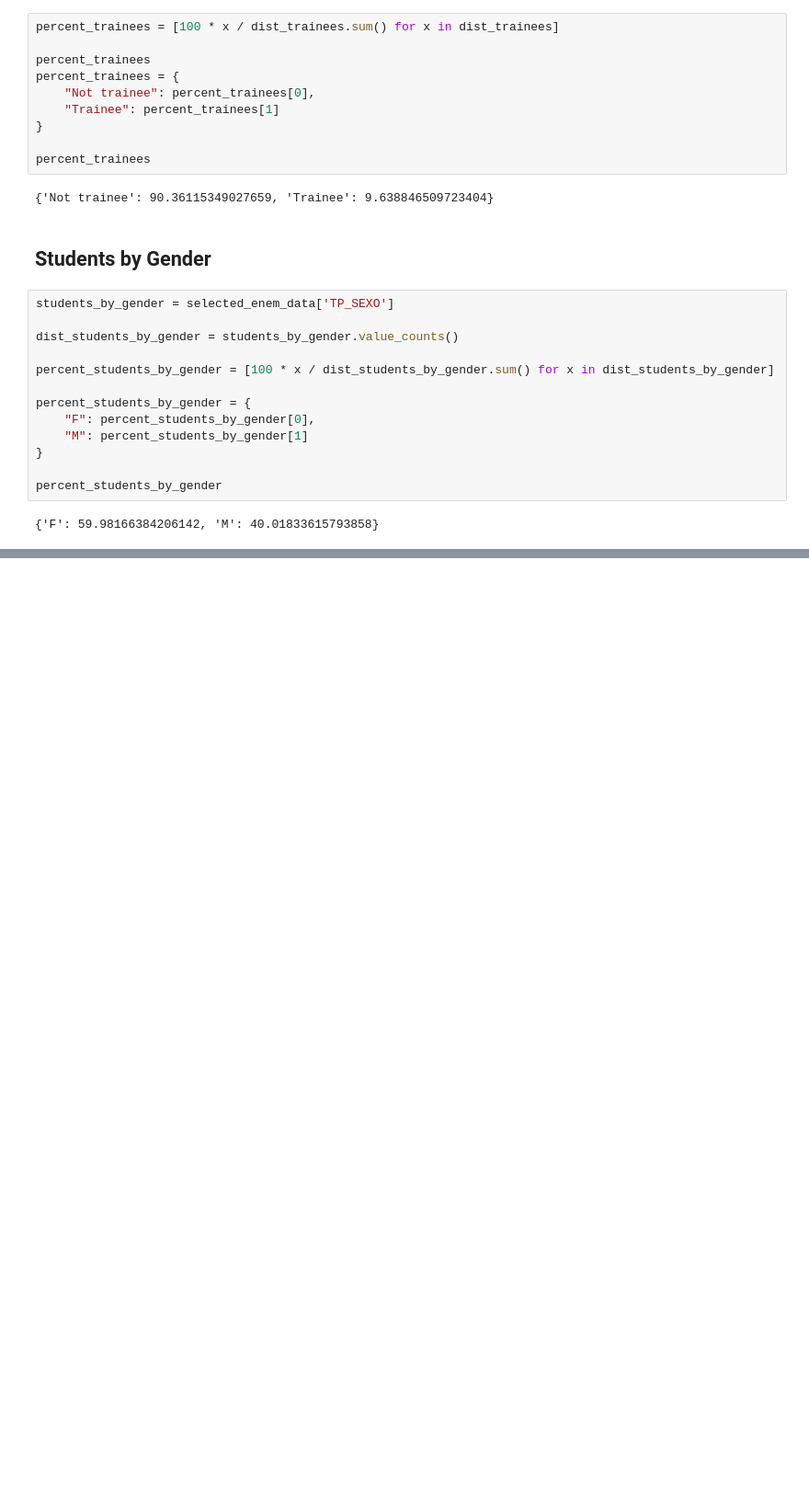
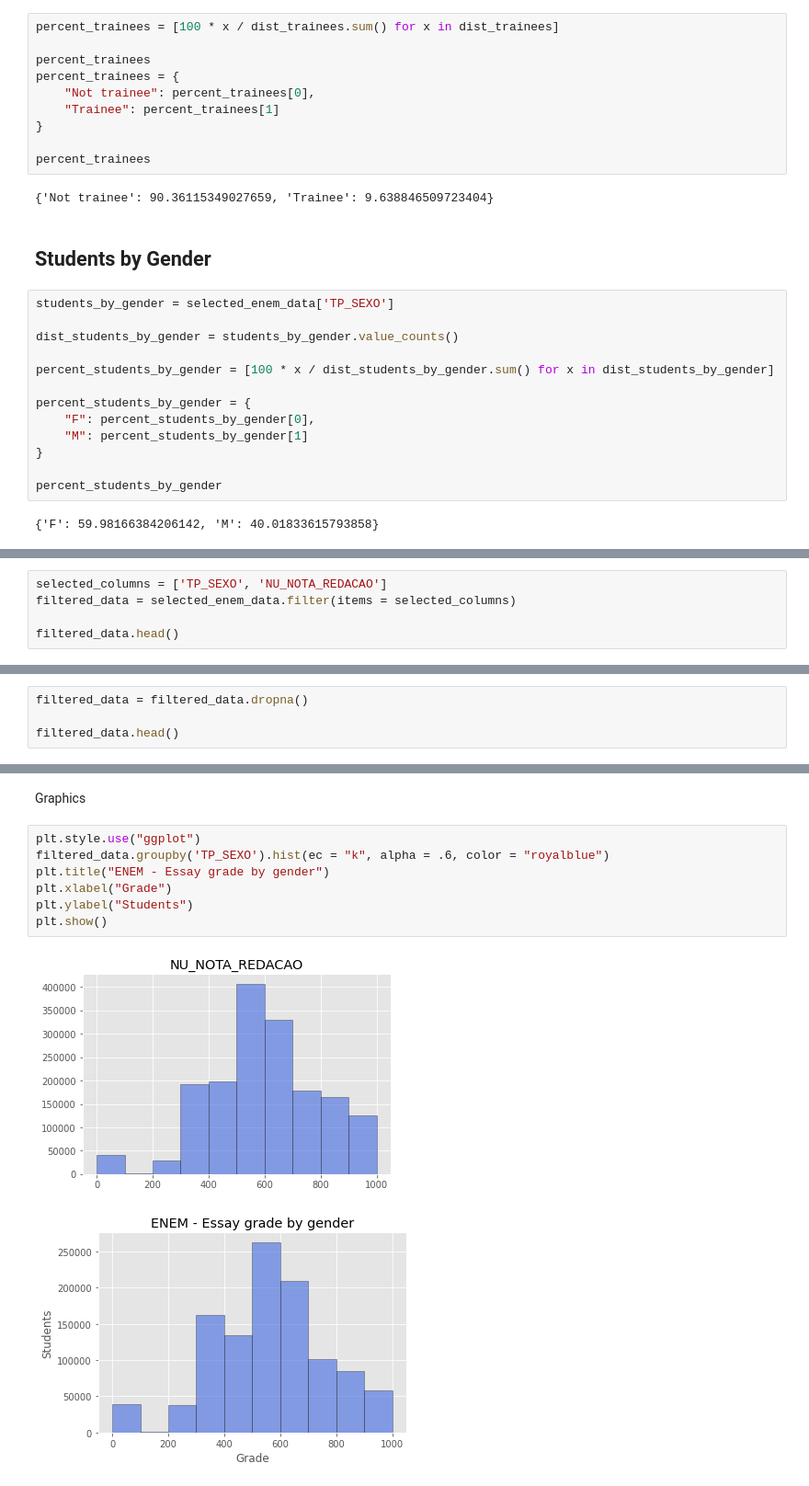
Before and after one commit to almemanuel/ENEM2020-Data-Analysis, a Jupyter notebook: DataAnalysis.ipynb, the cells around one changed output, grey strips where cells are left out. Shown: that part at 92% size. Cells and saved outputs as stored; diff of their text form; blank space fills up the shorter version.

```diff
--- a/DataAnalysis.ipynb
+++ b/DataAnalysis.ipynb
@@ -289,0 +307,5 @@ percent_students_by_gender
+# %%
+selected_columns = ['TP_SEXO', 'NU_NOTA_REDACAO']
+filtered_data = selected_enem_data.filter(items = selected_columns)
+
+filtered_data.head()
@@ -289,0 +321,4 @@ percent_students_by_gender
+# %%
+filtered_data = filtered_data.dropna()
+
+filtered_data.head()
@@ -289,0 +388,12 @@ percent_students_by_gender
+# %% [markdown]
+Graphics
+# %%
+plt.style.use("ggplot")
+filtered_data.groupby('TP_SEXO').hist(ec = "k", alpha = .6, color = "royalblue")
+plt.title("ENEM - Essay grade by gender")
+plt.xlabel("Grade")
+plt.ylabel("Students")
+plt.show()
+# %% [output]
+[figure, added]
+[figure, added]
```
Also changed, not shown: parts of 23 cells of this notebook.
